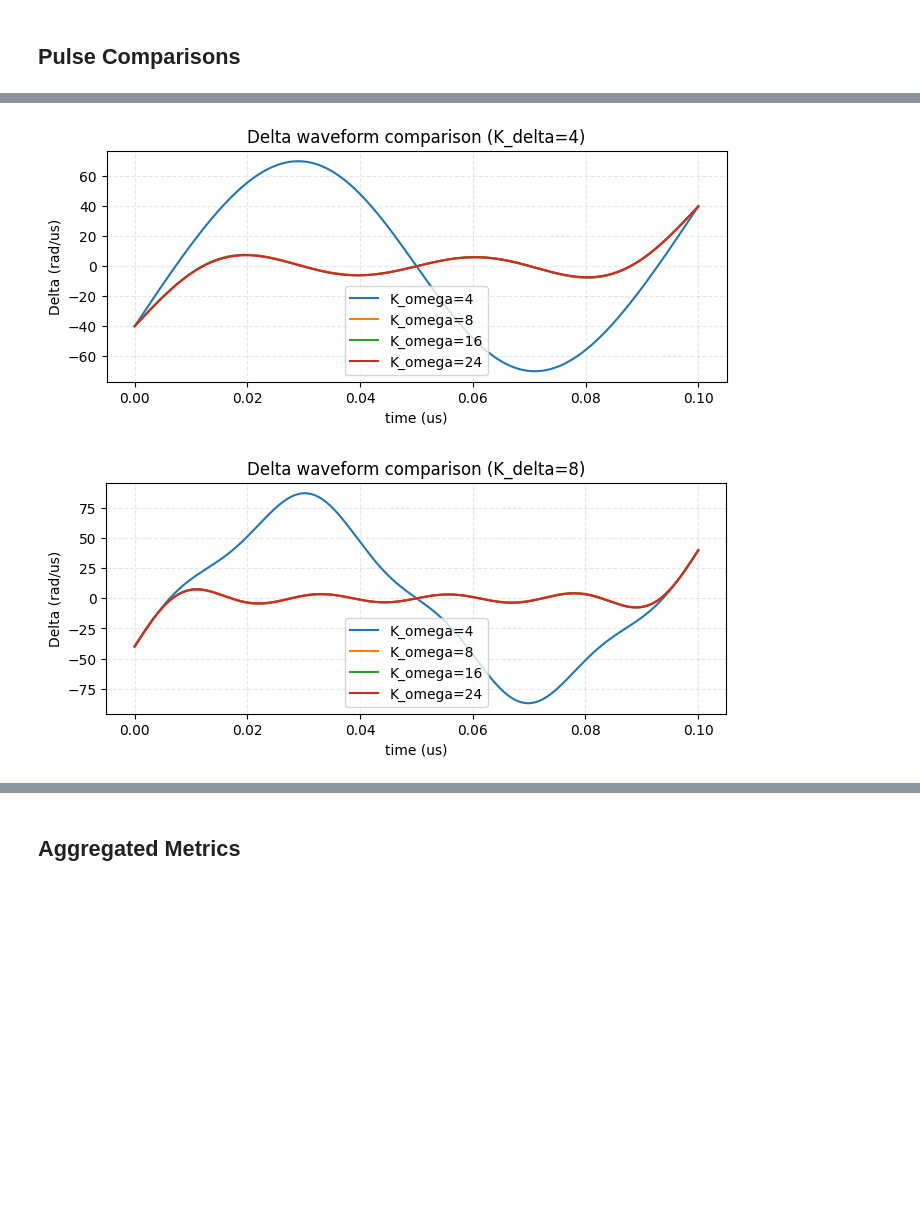
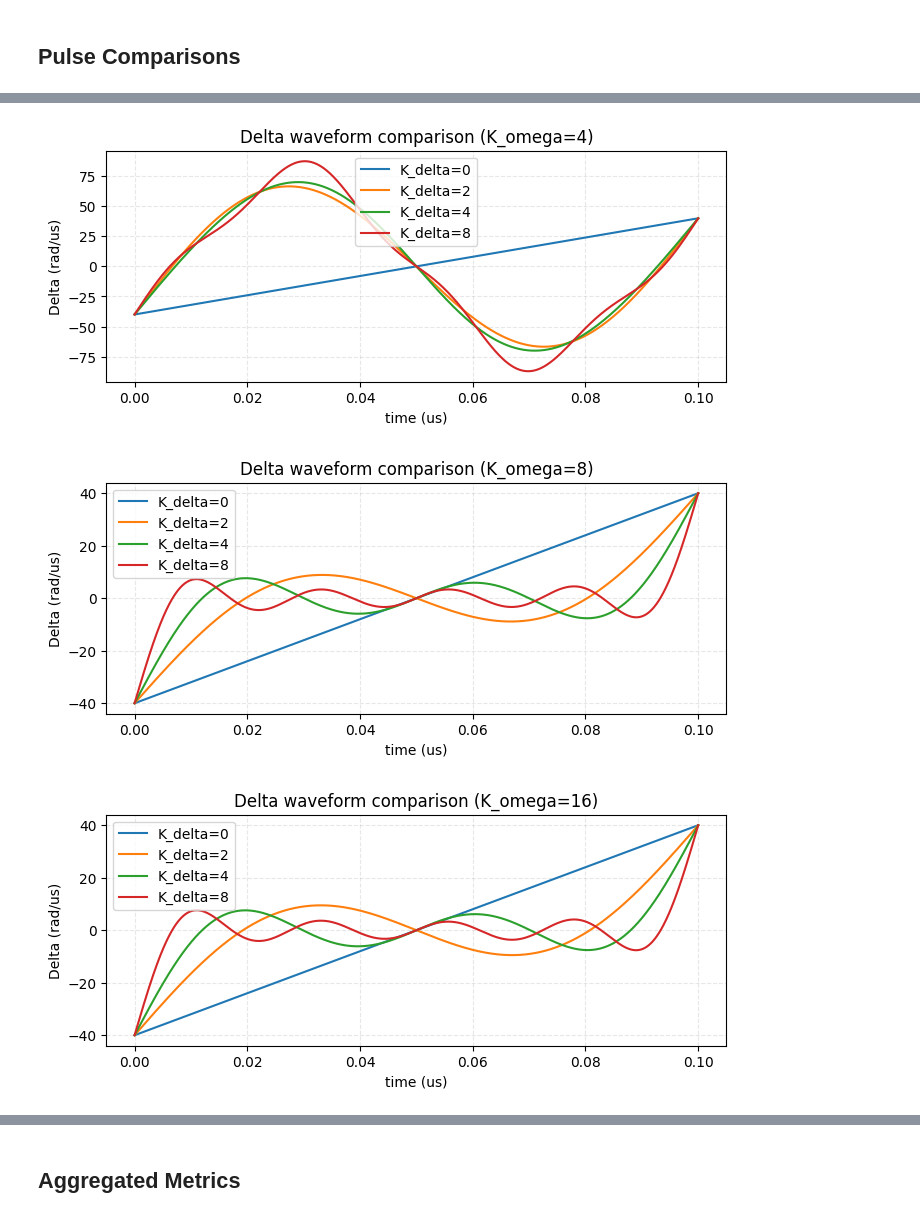
Before and after one commit to Zolti94/HB-GRAPE-qoc, a Jupyter notebook: notebooks/11_Basis_Capacity_Sweep.ipynb, the cells around one changed output, grey strips where cells are left out. Cells and saved outputs as stored; diff of their text form; code cells hidden in the pictures; blank space fills up the shorter version.

```diff
--- a/notebooks/11_Basis_Capacity_Sweep.ipynb
+++ b/notebooks/11_Basis_Capacity_Sweep.ipynb
@@ -56,10 +56,10 @@ run_name_base = 'basis-capacity-sweep'
 objective = 'terminal'
 
 K_OMEGA_VALUES = (4, 8, 16, 24)
-K_DELTA_VALUES = (0, 4, 8)
+K_DELTA_VALUES = (0, 2, 4, 8)
 
 omega_shape = {'kind': 'polynomial', 'area_pi': 3.3}
-delta_shape = {'kind': 'linear_chirp', 'area_pi': 0.0, 'amplitude_scale': 40.0}
+delta_shape = {'kind': 'polynomial', 'area_pi': 0.0, 'amplitude_scale': 40.0}
 
 BASE_OPTIMIZER_COMMON = {
     'max_iters': int(max_iters),
@@ -156,7 +156,7 @@ for K_omega in K_OMEGA_VALUES:
 
         ctx = prepare_baseline(
             omega_shape=omega_shape,
-            delta_shape=delta_shape if K_delta > 0 else None,
+            delta_shape=delta_shape,  # preserve baseline detuning even when K_delta=0
             K_omega=int(K_omega),
             K_delta=int(K_delta),
         )
@@ -333,9 +337,9 @@ else:
 
     any_delta = any((p.get('delta') is not None and getattr(p.get('delta'), 'size', 0) > 0) for p in pulses_by_basis.values())
     if any_delta:
-        for K_delta in K_DELTA_VALUES:
+        for K_omega in K_OMEGA_VALUES:
             fig, ax = plt.subplots(figsize=(8, 3))
-            for K_omega in K_OMEGA_VALUES:
+            for K_delta in K_DELTA_VALUES:
                 pulses = pulses_by_basis.get((K_omega, K_delta))
                 if not pulses:
                     continue
@@ -343,8 +347,8 @@ else:
                 delta = pulses.get('delta')
                 if t_us is None or delta is None or getattr(delta, 'size', 0) == 0:
                     continue
-                ax.plot(t_us, delta, label=f'K_omega={K_omega}')
-            ax.set_title(f'Delta waveform comparison (K_delta={K_delta})')
+                ax.plot(t_us, delta, label=f'K_delta={K_delta}')
+            ax.set_title(f'Delta waveform comparison (K_omega={K_omega})')
             ax.set_xlabel('time (us)')
             ax.set_ylabel('Delta (rad/us)')
             ax.grid(True, linestyle='--', alpha=0.3)
@@ -360,2 +364,3 @@ else:
-[figure, old version]
+[figure, new version]
-[figure, old version]
+[figure, new version]
+[figure, added]
```
Also changed, not shown: parts of 6 cells of this notebook, 57 other files.
